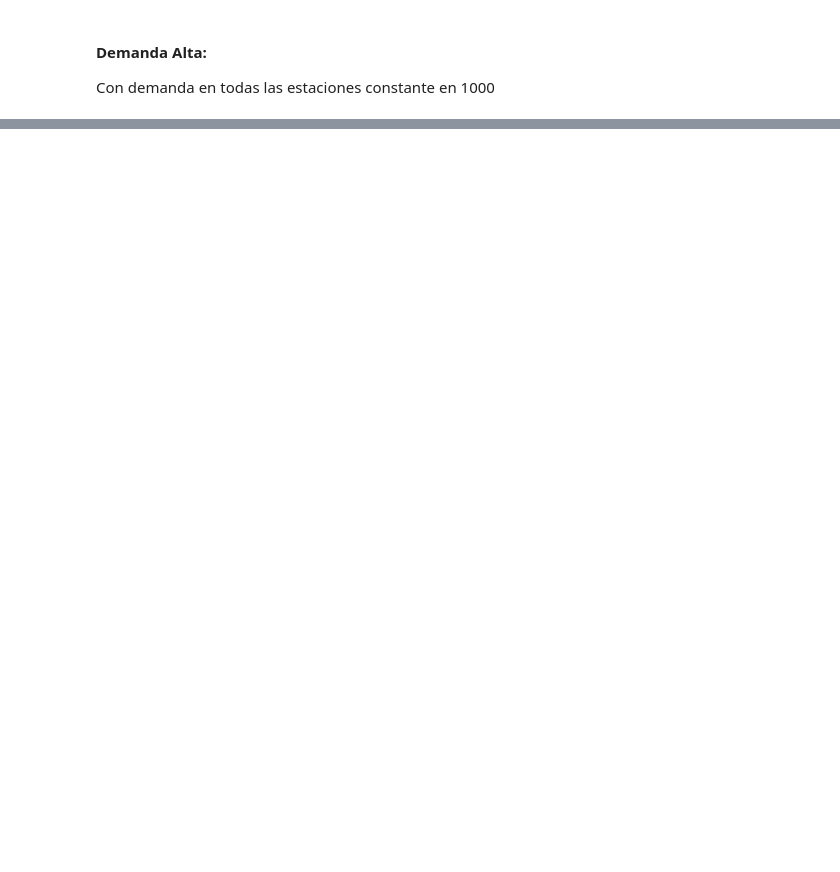
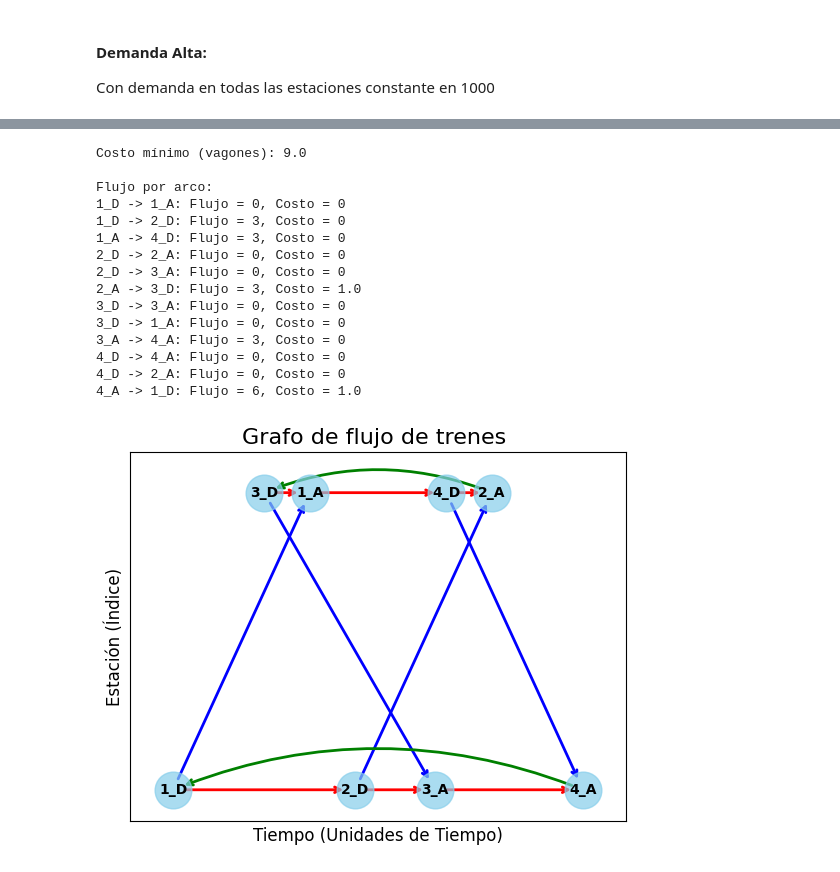
Before and after one commit to olinicholson/tp2_td5, a Jupyter notebook: src/main.ipynb, the cells around one changed output, grey strips where cells are left out. Cells and saved outputs as stored; diff of their text form; code cells hidden in the pictures; blank space fills up the shorter version.

```diff
--- a/src/main.ipynb
+++ b/src/main.ipynb
@@ -402,0 +468,20 @@ Flujo por arco:
+# %%
+path = [r"../instances/experimentacion/frecuencia/costo_60.json"]
+circulacion(path, True)
+# %% [output]
+Costo mínimo (vagones): 9.0
+
+Flujo por arco:
+1_D -> 1_A: Flujo = 0, Costo = 0
+1_D -> 2_D: Flujo = 3, Costo = 0
+1_A -> 4_D: Flujo = 3, Costo = 0
+2_D -> 2_A: Flujo = 0, Costo = 0
+2_D -> 3_A: Flujo = 0, Costo = 0
+2_A -> 3_D: Flujo = 3, Costo = 1.0
+3_D -> 3_A: Flujo = 0, Costo = 0
+3_D -> 1_A: Flujo = 0, Costo = 0
+3_A -> 4_A: Flujo = 3, Costo = 0
+4_D -> 4_A: Flujo = 0, Costo = 0
+4_D -> 2_A: Flujo = 0, Costo = 0
+4_A -> 1_D: Flujo = 6, Costo = 1.0
+[figure, added]
```
Also changed, not shown: parts of 16 cells of this notebook, 12 other files.
